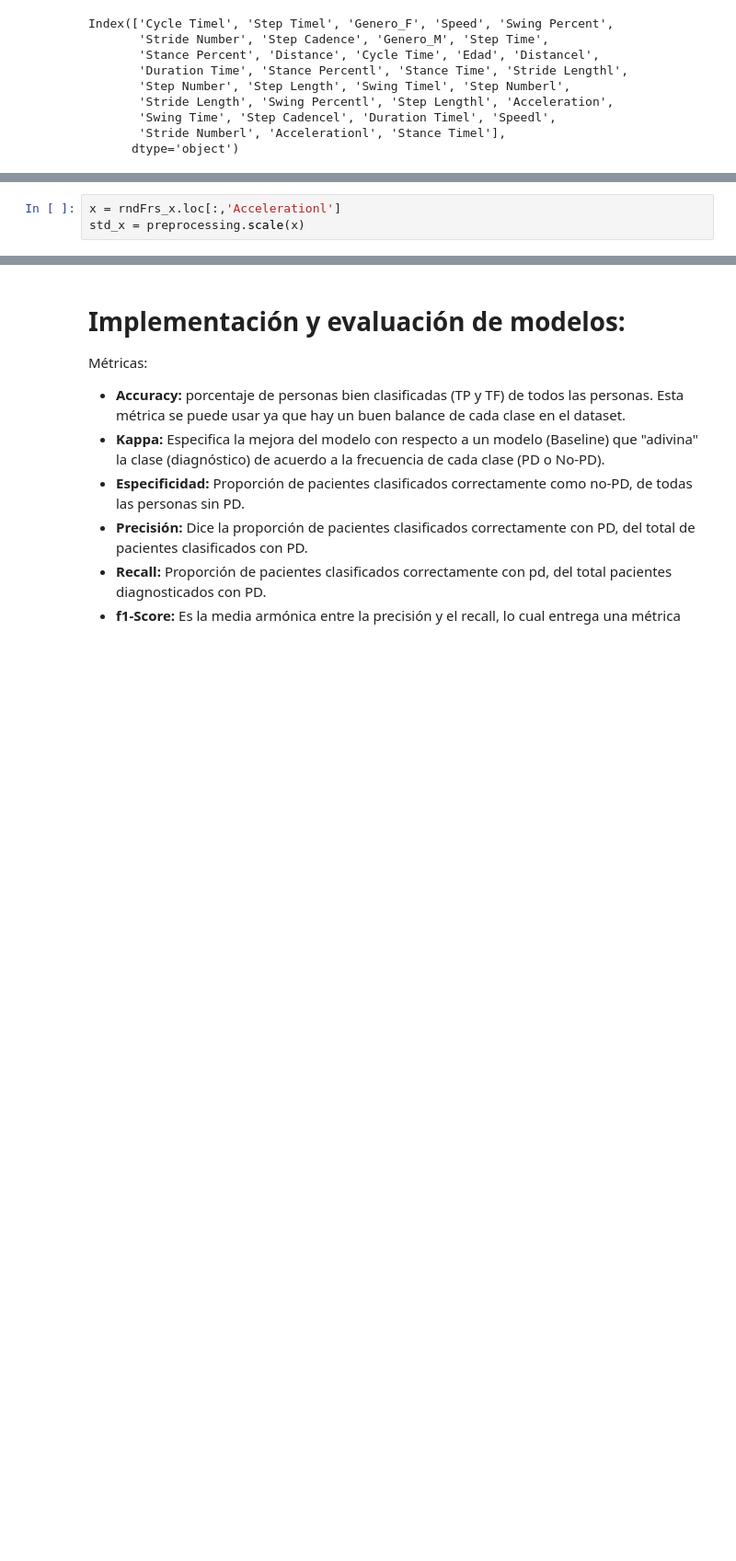
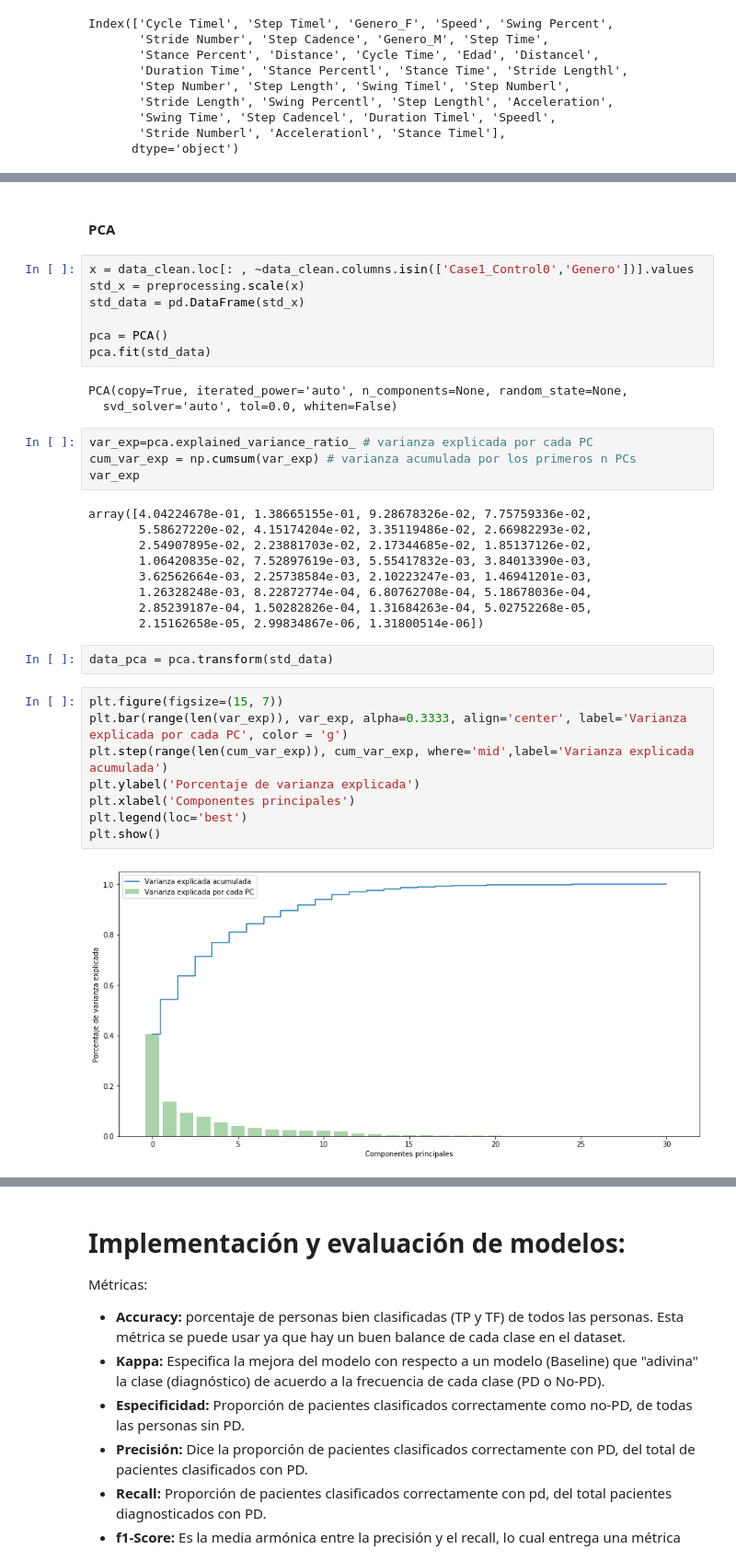
Before and after one commit to renardete/Analitica, a Jupyter notebook: Proyecto Final/1.EDA.ipynb, the cells around one changed output, grey strips where cells are left out. Shown at 92% size. Saved outputs shown, nothing was run; the diff lists cells and outputs as text; blank space fills up the shorter version.

```diff
--- a/Proyecto Final/1.EDA.ipynb
+++ b/Proyecto Final/1.EDA.ipynb
@@ -373,3 +375,37 @@ De acuerdo al modelo de RandomForest el genero no es muy significante para el di
-# %%
-x = rndFrs_x.loc[:,'Accelerationl']
-std_x = preprocessing.scale(x)
+# %% [markdown]
+#### PCA
+# %%
+x = data_clean.loc[: , ~data_clean.columns.isin(['Case1_Control0','Genero'])].values
+std_x = preprocessing.scale(x)
+std_data = pd.DataFrame(std_x)
+
+pca = PCA()
+pca.fit(std_data)
+# %% [output]
+PCA(copy=True, iterated_power='auto', n_components=None, random_state=None,
+  svd_solver='auto', tol=0.0, whiten=False)
+# %%
+var_exp=pca.explained_variance_ratio_ # varianza explicada por cada PC
+cum_var_exp = np.cumsum(var_exp) # varianza acumulada por los primeros n PCs
+var_exp
+# %% [output]
+array([4.04224678e-01, 1.38665155e-01, 9.28678326e-02, 7.75759336e-02,
+       5.58627220e-02, 4.15174204e-02, 3.35119486e-02, 2.66982293e-02,
+       2.54907895e-02, 2.23881703e-02, 2.17344685e-02, 1.85137126e-02,
+       1.06420835e-02, 7.52897619e-03, 5.55417832e-03, 3.84013390e-03,
+       3.62562664e-03, 2.25738584e-03, 2.10223247e-03, 1.46941201e-03,
+       1.26328248e-03, 8.22872774e-04, 6.80762708e-04, 5.18678036e-04,
+       2.85239187e-04, 1.50282826e-04, 1.31684263e-04, 5.02752268e-05,
+       2.15162658e-05, 2.99834867e-06, 1.31800514e-06])
+# %%
+data_pca = pca.transform(std_data)
+# %%
+plt.figure(figsize=(15, 7))
+plt.bar(range(len(var_exp)), var_exp, alpha=0.3333, align='center', label='Varianza explicada por cada PC', color = 'g')
+plt.step(range(len(cum_var_exp)), cum_var_exp, where='mid',label='Varianza explicada acumulada')
+plt.ylabel('Porcentaje de varianza explicada')
+plt.xlabel('Componentes principales')
+plt.legend(loc='best')
+plt.show()
+# %% [output]
+[figure, added]
```
Also changed, not shown: parts of 14 cells of this notebook, 3 other files.
